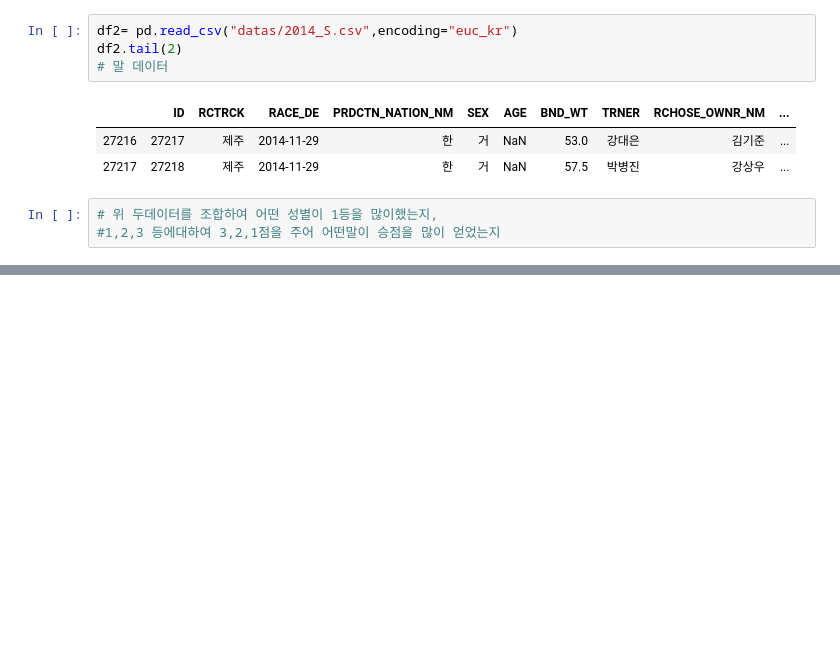
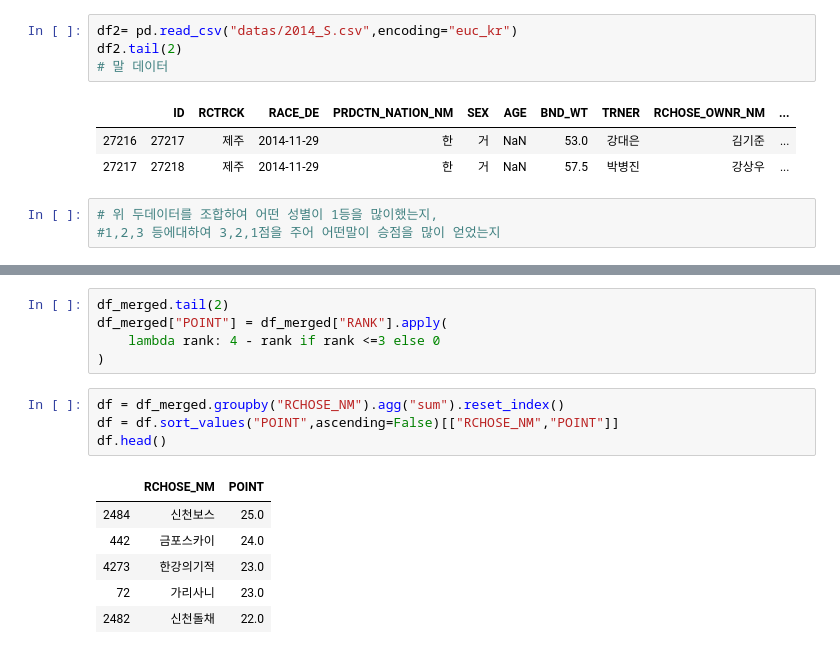
Before and after one commit to wjstkdgns93/study_data, a Jupyter notebook: study_ipython/code/02numpy/02.pandes.ipynb, the cells around one changed output, grey strips where cells are left out. Saved outputs shown, nothing was run; the diff lists cells and outputs as text; blank space fills up the shorter version.

```diff
--- a/study_ipython/code/02numpy/02.pandes.ipynb
+++ b/study_ipython/code/02numpy/02.pandes.ipynb
@@ -769,0 +823,16 @@ df2.tail(2)
+# %%
+df_merged.tail(2)
+df_merged["POINT"] = df_merged["RANK"].apply(
+    lambda rank: 4 - rank if rank <=3 else 0
+)
+# %%
+df = df_merged.groupby("RCHOSE_NM").agg("sum").reset_index()
+df = df.sort_values("POINT",ascending=False)[["RCHOSE_NM","POINT"]]
+df.head()
+# %% [output]
+|  | RCHOSE_NM | POINT |
+| 2484 | 신천보스 | 25.0 |
+| 442 | 금포스카이 | 24.0 |
+| 4273 | 한강의기적 | 23.0 |
+| 72 | 가리사니 | 23.0 |
+| 2482 | 신천돌채 | 22.0 |
```
Also changed, not shown: parts of 8 cells of this notebook, 1 other file.
